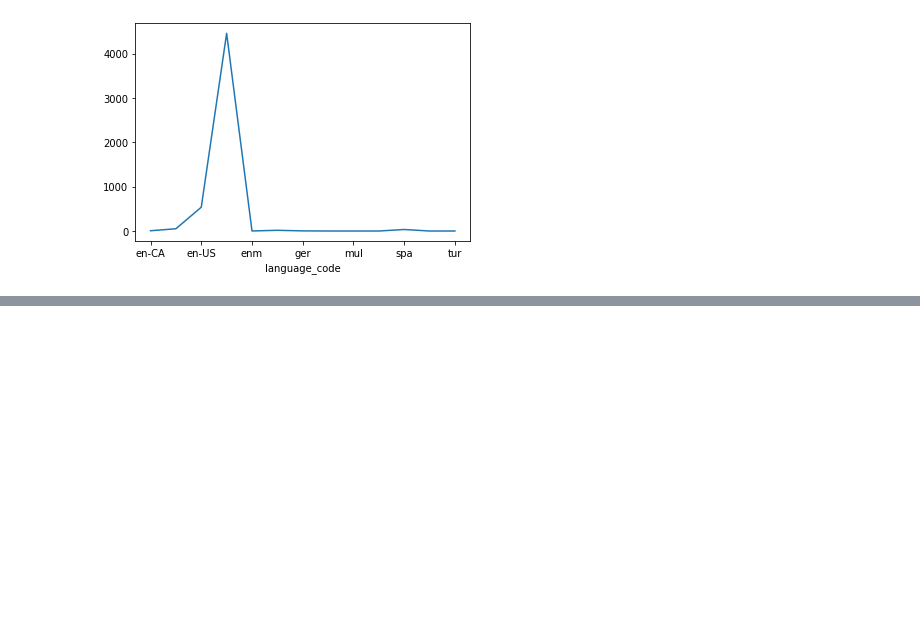
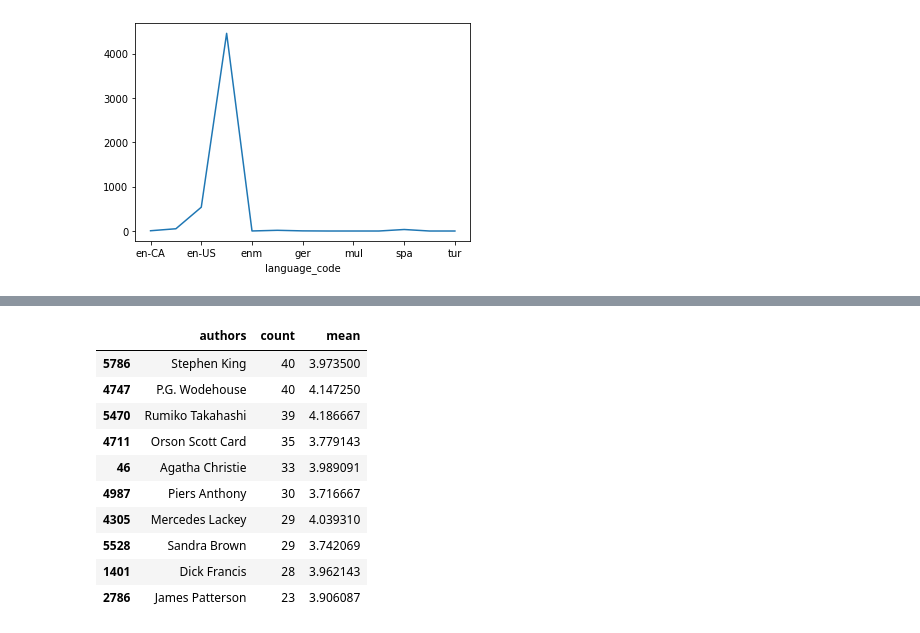
Before and after one commit to ViniciusRaphael/Best_books_from_GoodReads, a Jupyter notebook: Livros.ipynb, the cells around one changed output, grey strips where cells are left out. Drawn from its saved outputs; the diff is of its cells as text; code cells hidden in the pictures; blank space fills up the shorter version.

```diff
--- a/Livros.ipynb
+++ b/Livros.ipynb
@@ -136,0 +168,17 @@ language.plot()
+# %%
+authors_count = authors_count.rename(columns={'average_rating_x':'count', 'average_rating_y':'mean'})
+authors_count.sort_values(by='count',ascending=False,inplace=True)
+authors_most_books = authors_count.head(10)
+authors_most_books
+# %% [output]
+|  | authors | count | mean |
+| 5786 | Stephen King | 40 | 3.973500 |
+| 4747 | P.G. Wodehouse | 40 | 4.147250 |
+| 5470 | Rumiko Takahashi | 39 | 4.186667 |
+| 4711 | Orson Scott Card | 35 | 3.779143 |
+| 46 | Agatha Christie | 33 | 3.989091 |
+| 4987 | Piers Anthony | 30 | 3.716667 |
+| 4305 | Mercedes Lackey | 29 | 4.039310 |
+| 5528 | Sandra Brown | 29 | 3.742069 |
+| 1401 | Dick Francis | 28 | 3.962143 |
+| 2786 | James Patterson | 23 | 3.906087 |
```
Also changed, not shown: parts of 9 cells of this notebook.
